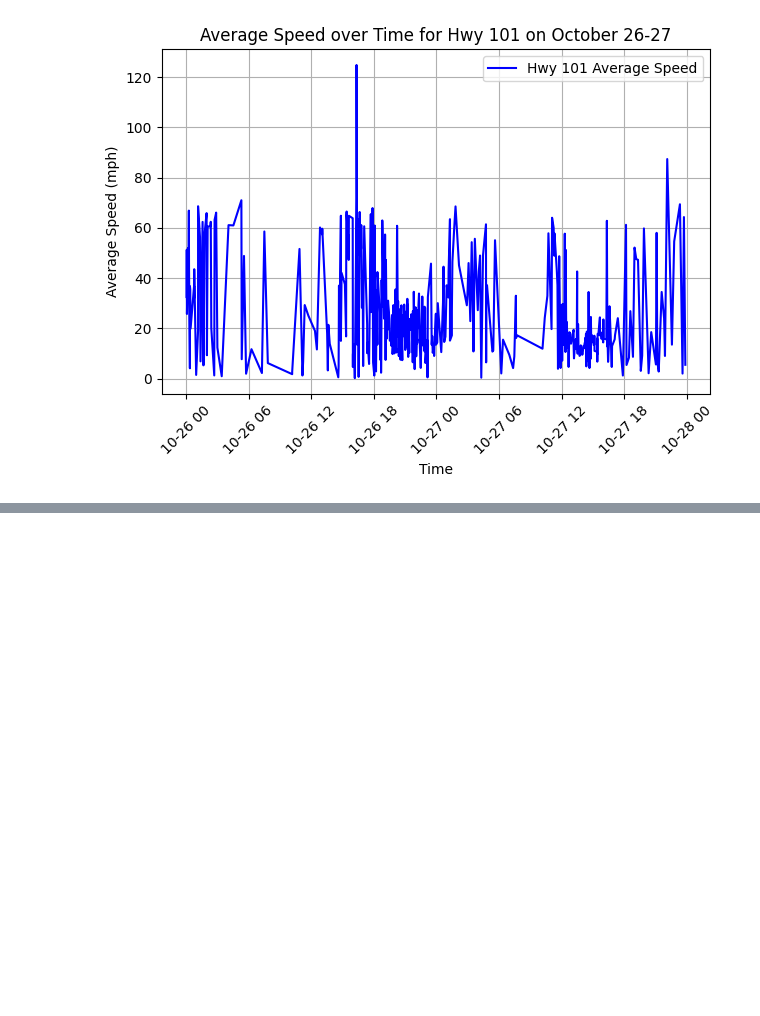
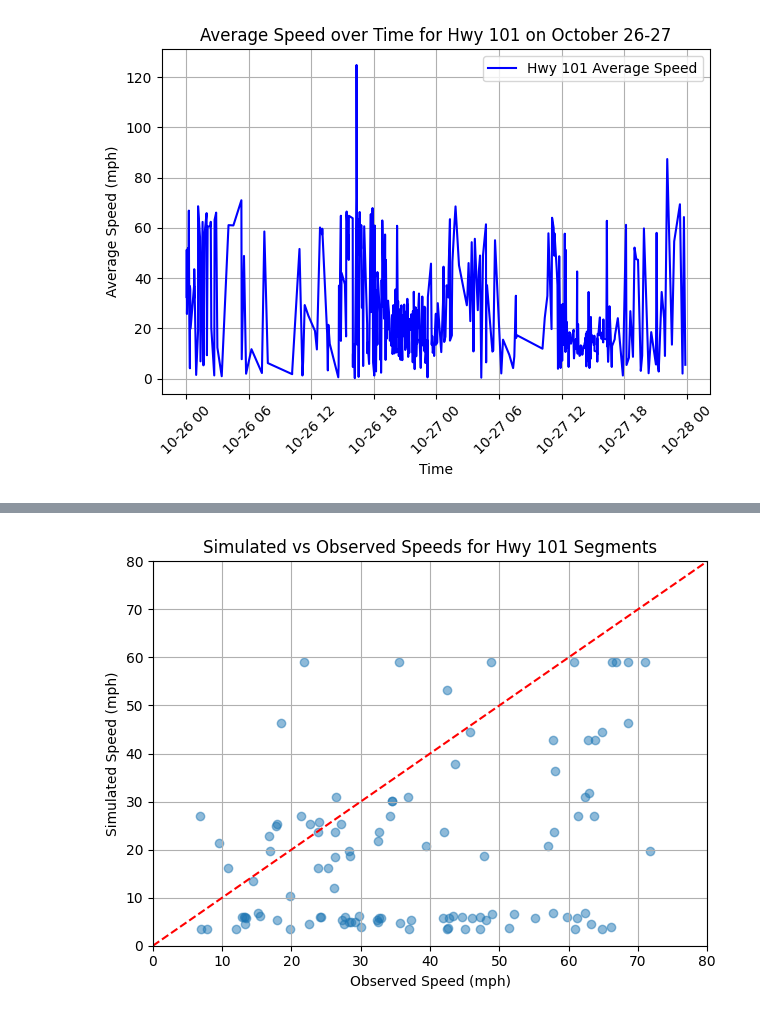
Before and after one commit to pfoytik/Highway-Routing-Data-Processing, a Jupyter notebook: ladris_travel_time_comparison.ipynb, the cells around one changed output, grey strips where cells are left out. Drawn from its saved outputs; the diff is of its cells as text; code cells hidden in the pictures; blank space fills up the shorter version.

```diff
--- a/ladris_travel_time_comparison.ipynb
+++ b/ladris_travel_time_comparison.ipynb
@@ -669,6 +685,8 @@ ladris_segment_roadNames = ladris_gdf.set_index('GUID')['Name'].to_dict()
 
 translate_dict = {}
 translate_dict['Redwood Highway'] = 'Hwy 101'
+translate_dict['Gravenstein Highway'] = 'Hwy 116'
+translate_dict['CA 12'] = 'Hwy 12'
 # %%
 ladris_lat_long_dict
 # %% [output]
@@ -2225,0 +2716,30 @@ plt.show()
+# %%
+### create a list of bins based on speed_hw101_southbound by distance ranges from filtered_hw101_southbound
+speed_hw101_bins = {}
+
+### get the distance percentiles for filtered_hw101_southbound
+hw101_dists = {}
+hw101_dists['25%'] = filtered_hw101_southbound['Distance'].quantile(0.25)
+hw101_dists['50%'] = filtered_hw101_southbound['Distance'].quantile(0.50)
+hw101_dists['75%'] = filtered_hw101_southbound['Distance'].quantile(0.75)
+hw101_dists['max'] = filtered_hw101_southbound['Distance'].max()
+
+ranges = ['25%', '50%', '75%', 'max', 'all']
+
+### print each hw101_dists value
+for r in hw101_dists.keys():
+    print(f"{r}: {hw101_dists[r]}")
+
+### print count of filtered_hw101_southbound in each distance range
+for r in ranges:
+    if r == '25%':
+        count = len(filtered_hw101_southbound[filtered_hw101_southbound['Distance'] < np.floor(hw101_dists['25%'])])
+    elif r == '50%':
+        count = len(filtered_hw101_southbound[(filtered_hw101_southbound['Distance'] < np.floor(hw101_dists['50%'])) & (filtered_hw101_southbound['Distance'] >= np.floor(hw101_dists['25%']))])
+    elif r == '75%':
+        count = len(filtered_hw101_southbound[(filtered_hw101_southbound['Distance'] < np.floor(hw101_dists['75%'])) & (filtered_hw101_southbound['Distance'] >= np.floor(hw101_dists['50%']))])
+    elif r == 'max':
+        count = len(filtered_hw101_southbound[(filtered_hw101_southbound['Distance'] < np.floor(hw101_dists['max'])) & (filtered_hw101_southbound['Distance'] >= np.floor(hw101_dists['75%']))])
+    elif r == 'all':
+        count = len(filtered_hw101_southbound)
+    print(f"Count of filtered_hw101_southbound in {r} range: {count}")
@@ -2225,0 +2817,14 @@ plt.show()
+# %%
+### visulaize the difference between simulated and observed speeds using a scatter plot
+plt.scatter(observed_speeds, simulated_speeds, alpha=0.5)
+plt.plot([0, 80], [0, 80], color='red', linestyle='--')  # 45-degree line
+plt.title('Simulated vs Observed Speeds for Hwy 101 Segments')
+plt.xlabel('Observed Speed (mph)')
+plt.ylabel('Simulated Speed (mph)')
+plt.xlim(0, 80)
+plt.ylim(0, 80)
+plt.grid()
+plt.tight_layout()
+plt.show()
+# %% [output]
+[figure, added]
```
Also changed, not shown: parts of 35 cells of this notebook.
